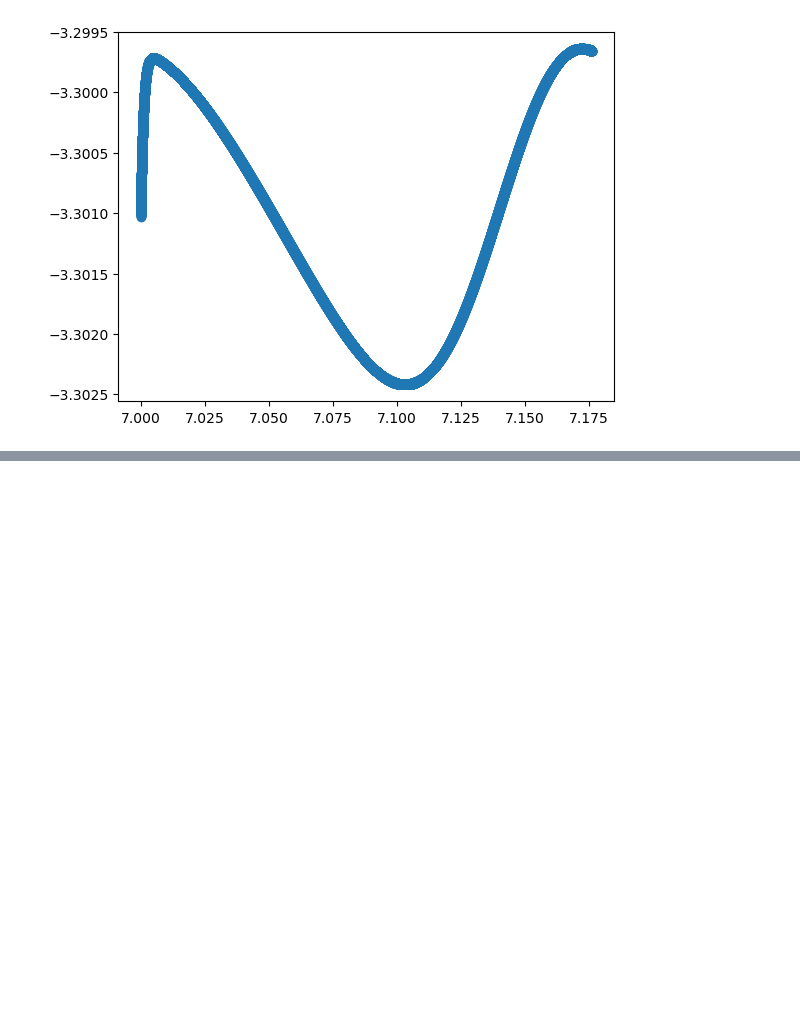
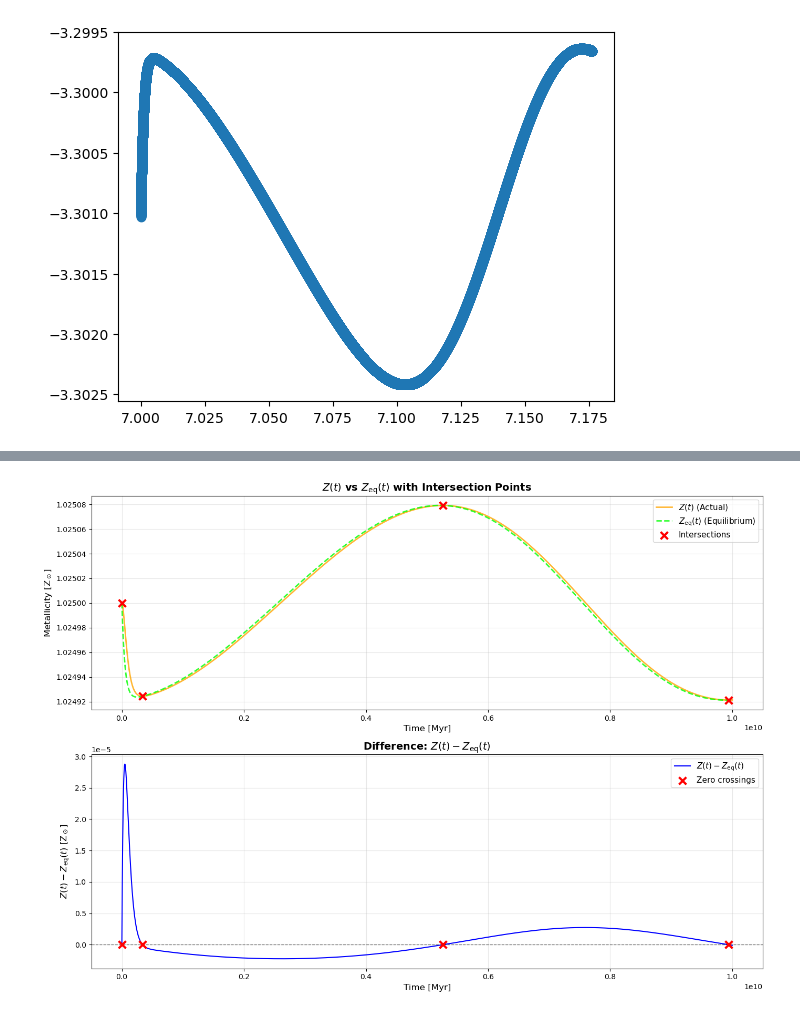
Before and after one commit to Rongjun-ANU/ICRAR-MAUVE, a Jupyter notebook: extended/20251028_Numerical_Bathtub_Z_eq.ipynb, the cells around one changed output, grey strips where cells are left out. Saved outputs shown, nothing was run; the diff lists cells and outputs as text; code cells hidden in the pictures; blank space fills up the shorter version.

```diff
--- a/extended/20251028_Numerical_Bathtub_Z_eq.ipynb
+++ b/extended/20251028_Numerical_Bathtub_Z_eq.ipynb
@@ -1007,0 +1008,85 @@ plt.plot(log10_Sigma_SFR_array_const_epsilon_sin_Sigma_in_eq, OH_array_const_eps
+# %%
+## Find intersections between Z and Z_eq for discrete points
+# Using Case 4.3: const_epsilon_sin_Sigma_in
+
+t = t_array_const_epsilon_sin_Sigma_in
+Z = Z_array_const_epsilon_sin_Sigma_in
+Z_eq = Z_eq_array_const_epsilon_sin_Sigma_in
+
+# Calculate the difference Z - Z_eq
+diff = Z - Z_eq
+
+# Find sign changes (where intersection occurs)
+# A sign change means diff[i] and diff[i+1] have opposite signs
+sign_changes = np.where(np.diff(np.sign(diff)))[0]
+
+print(f"Found {len(sign_changes)} intersection points between Z(t) and Z_eq(t)")
+print("\nIntersection details:")
+print("-" * 70)
+
+intersection_times = []
+intersection_Z_values = []
+
+for idx in sign_changes:
+    # Linear interpolation to find more precise intersection time
+    t1, t2 = t[idx], t[idx+1]
+    Z1, Z2 = Z[idx], Z[idx+1]
+    Z_eq1, Z_eq2 = Z_eq[idx], Z_eq[idx+1]
+    diff1, diff2 = diff[idx], diff[idx+1]
+
+    # Linear interpolation: t_intersect = t1 - diff1 * (t2-t1)/(diff2-diff1)
+    if diff2 != diff1:
+        t_intersect = t1 - diff1 * (t2 - t1) / (diff2 - diff1)
+        # Interpolate Z value at intersection
+        Z_intersect = Z1 + (Z2 - Z1) * (t_intersect - t1) / (t2 - t1)
+    else:
+        t_intersect = (t1 + t2) / 2
+        Z_intersect = (Z1 + Z2) / 2
+
+    intersection_times.append(t_intersect)
+    intersection_Z_values.append(Z_intersect)
+
+    print(f"Intersection {len(intersection_times)}:")
+    print(f"  Time: {t_intersect:.2f} Myr")
+    print(f"  Metallicity: {Z_intersect:.6f} Z_sol")
+    print(f"  Between indices [{idx}, {idx+1}]: t=[{t1:.2f}, {t2:.2f}] Myr")
+    print(f"  Z crosses Z_eq from {'below' if diff1 < 0 else 'above'} to {'below' if diff2 < 0 else 'above'}")
+    print()
+
+# Visualization
+fig, axes = plt.subplots(2, 1, figsize=(14, 10))
+
+# Top panel: Z and Z_eq with intersection points
+axes[0].plot(t, Z, 'orange', linewidth=2, label=r'$Z(t)$ (Actual)', alpha=0.8)
+axes[0].plot(t, Z_eq, 'lime', linewidth=2, label=r'$Z_{\rm eq}(t)$ (Equilibrium)', alpha=0.8, linestyle='--')
+if len(intersection_times) > 0:
+    axes[0].scatter(intersection_times, intersection_Z_values, color='red', s=100,
+                   zorder=5, label='Intersections', marker='x', linewidths=3)
+axes[0].set_xlabel('Time [Myr]', fontsize=12)
+axes[0].set_ylabel(r'Metallicity [Z$_\odot$]', fontsize=12)
+axes[0].set_title(r'$Z(t)$ vs $Z_{\rm eq}(t)$ with Intersection Points', fontsize=14, fontweight='bold')
+axes[0].legend(loc='best', fontsize=11)
+axes[0].grid(True, alpha=0.3)
+
+# Bottom panel: Difference (Z - Z_eq) to show sign changes
+axes[1].plot(t, diff, 'b-', linewidth=1.5, label=r'$Z(t) - Z_{\rm eq}(t)$')
+axes[1].axhline(y=0, color='k', linestyle='--', linewidth=1, alpha=0.5)
+if len(intersection_times) > 0:
+    axes[1].scatter(intersection_times, np.zeros_like(intersection_times),
+                   color='red', s=100, zorder=5, label='Zero crossings', marker='x', linewidths=3)
+axes[1].set_xlabel('Time [Myr]', fontsize=12)
+axes[1].set_ylabel(r'$Z(t) - Z_{\rm eq}(t)$ [Z$_\odot$]', fontsize=12)
+axes[1].set_title(r'Difference: $Z(t) - Z_{\rm eq}(t)$', fontsize=14, fontweight='bold')
+axes[1].legend(loc='best', fontsize=11)
+axes[1].grid(True, alpha=0.3)
+
+plt.tight_layout()
+plt.show()
+
+print("\n" + "="*70)
+print(f"Summary: Found {len(intersection_times)} intersections over {T} Myr")
+if len(intersection_times) > 1:
+    periods = np.diff(intersection_times)
+    print(f"Average period between intersections: {np.mean(periods):.2f} Myr")
+    print(f"Expected period (T_p): {T_p} Myr")
+# %% [output]
@@ -1007,0 +1110 @@ plt.plot(log10_Sigma_SFR_array_const_epsilon_sin_Sigma_in_eq, OH_array_const_eps
+[figure, added]
```
Also changed, not shown: parts of 15 cells of this notebook, 2 other files.
